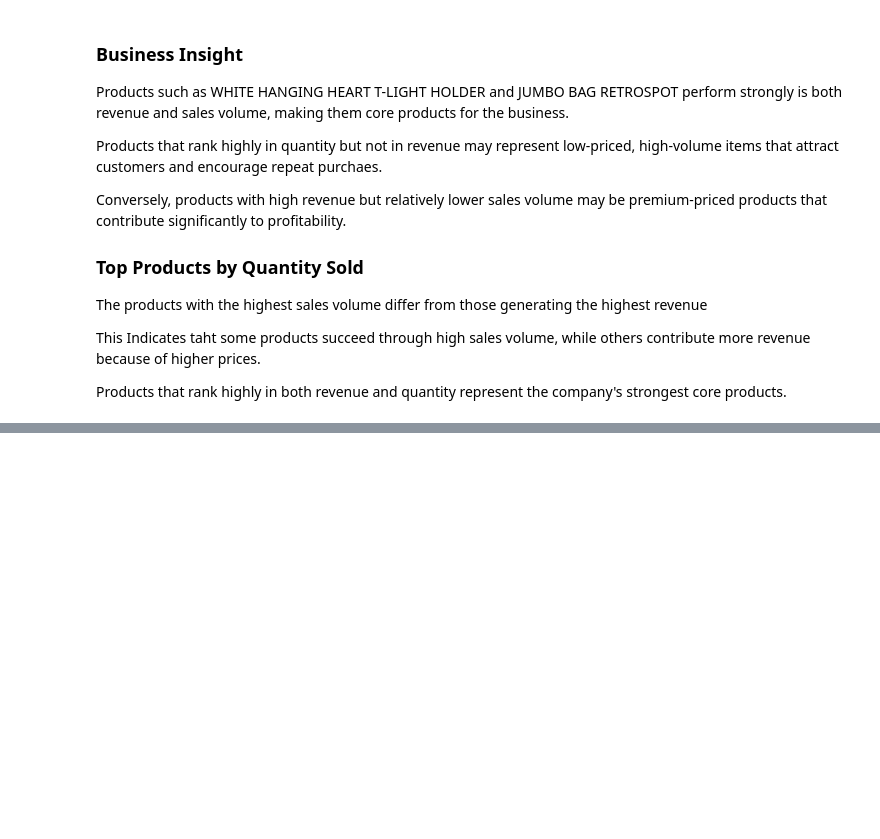
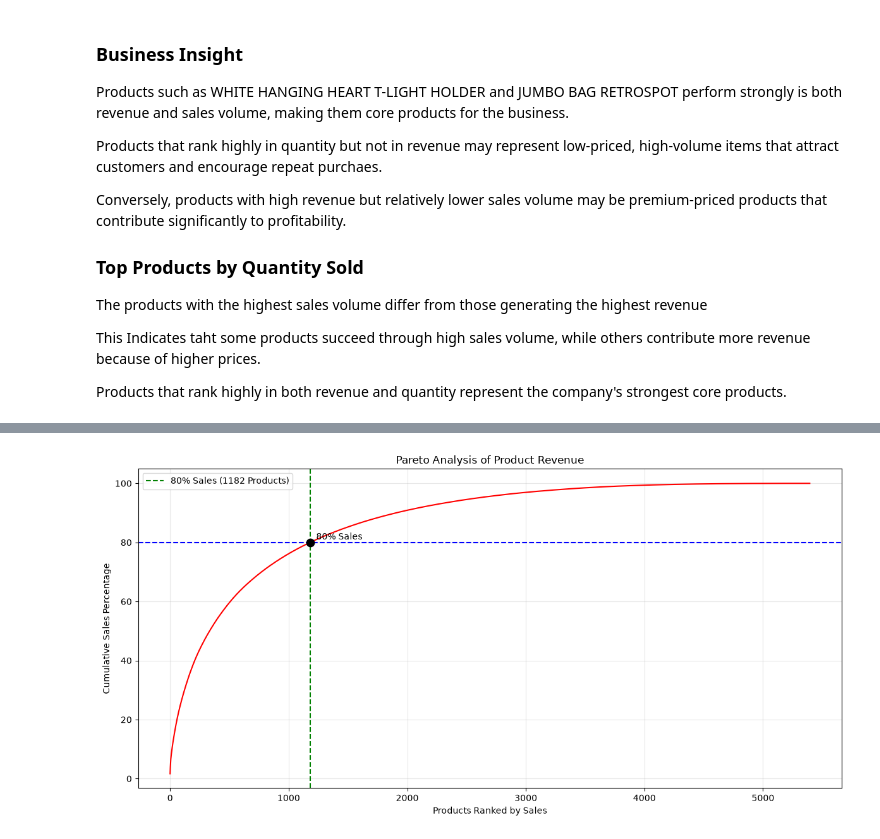
Before and after one commit to yoonjusong-analytics/ecommerce--customer-sales-analysis, a Jupyter notebook: notebook/03_exploratory_data_analysis.ipynb, the cells around one changed output, grey strips where cells are left out. Saved outputs shown, nothing was run; the diff lists cells and outputs as text; code cells hidden in the pictures; blank space fills up the shorter version.

```diff
--- a/notebook/03_exploratory_data_analysis.ipynb
+++ b/notebook/03_exploratory_data_analysis.ipynb
@@ -1279,0 +1314,9 @@ Products that rank highly in both revenue and quantity represent the company's s
+# %%
+# 5-3 Pareto Analysis
+# 3) How many products are within 80%?
+
+pareto_80 = pareto_df[
+    pareto_df["Cumulative Percentage"] <=80
+]
+
+len(pareto_80)
@@ -1279,0 +1346,54 @@ Products that rank highly in both revenue and quantity represent the company's s
+# %%
+# 5-3 Pareto Analysis
+# 5) Pareto Chart
+
+plt.figure(figsize=(12,6))
+
+plt.plot(
+    pareto_df["Cumulative Percentage"],
+    color="red"
+)
+
+plt.axhline(
+    y=80,
+    color="blue",
+    linestyle="--"
+)
+
+plt.axvline(
+    x=len(pareto_80),
+    color="green",
+    linestyle="--",
+    label=f"80% Sales ({len(pareto_80)} Products)"
+)
+
+plt.legend()
+
+plt.scatter(
+    len(pareto_80),
+    80,
+    color="black",
+    s=80,
+    zorder=5
+)
+
+plt.text(
+    len(pareto_80)+50,
+    81,
+    "80% Sales",
+    fontsize=10
+)
+
+plt.title("Pareto Analysis of Product Revenue")
+
+plt.xlabel("Products Ranked by Sales")
+
+plt.ylabel("Cumulative Sales Percentage")
+
+plt.grid(alpha=0.3)
+
+plt.tight_layout()
+
+plt.show()
+# %% [output]
+[figure, added]
```
Also changed, not shown: parts of 16 cells of this notebook, 1 other file.
